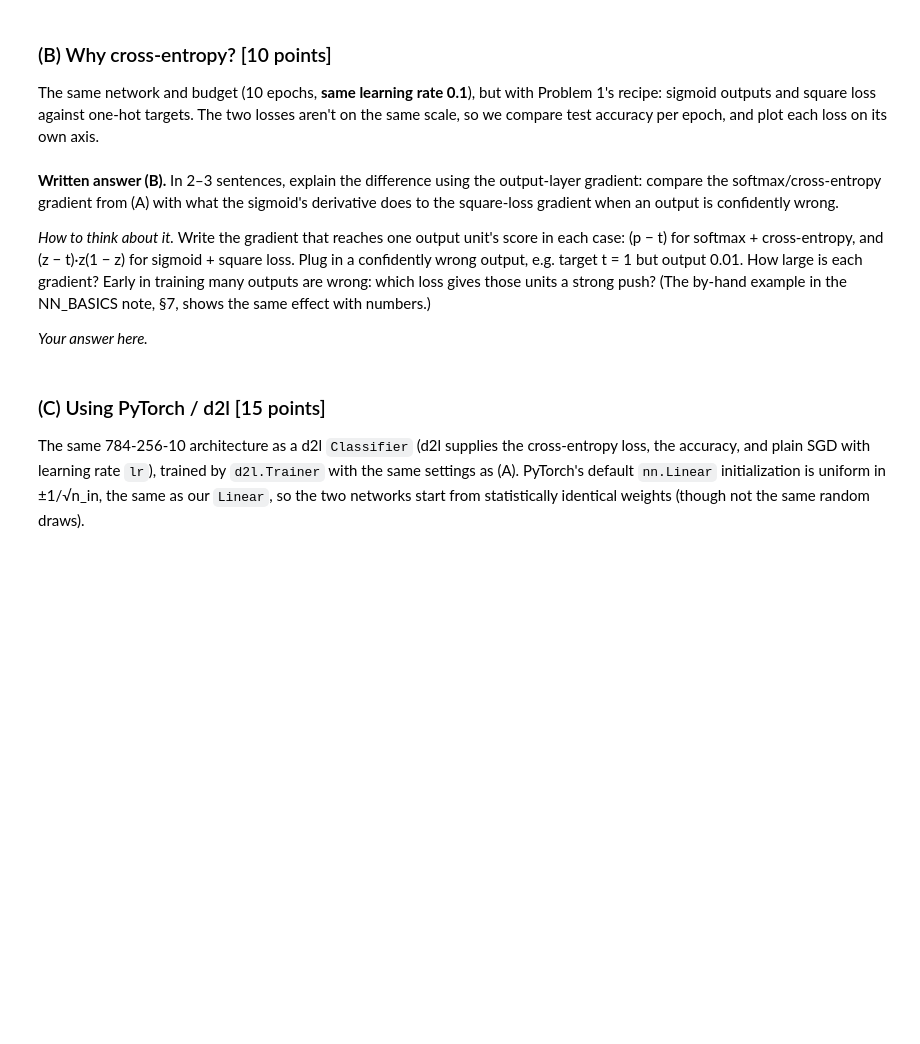
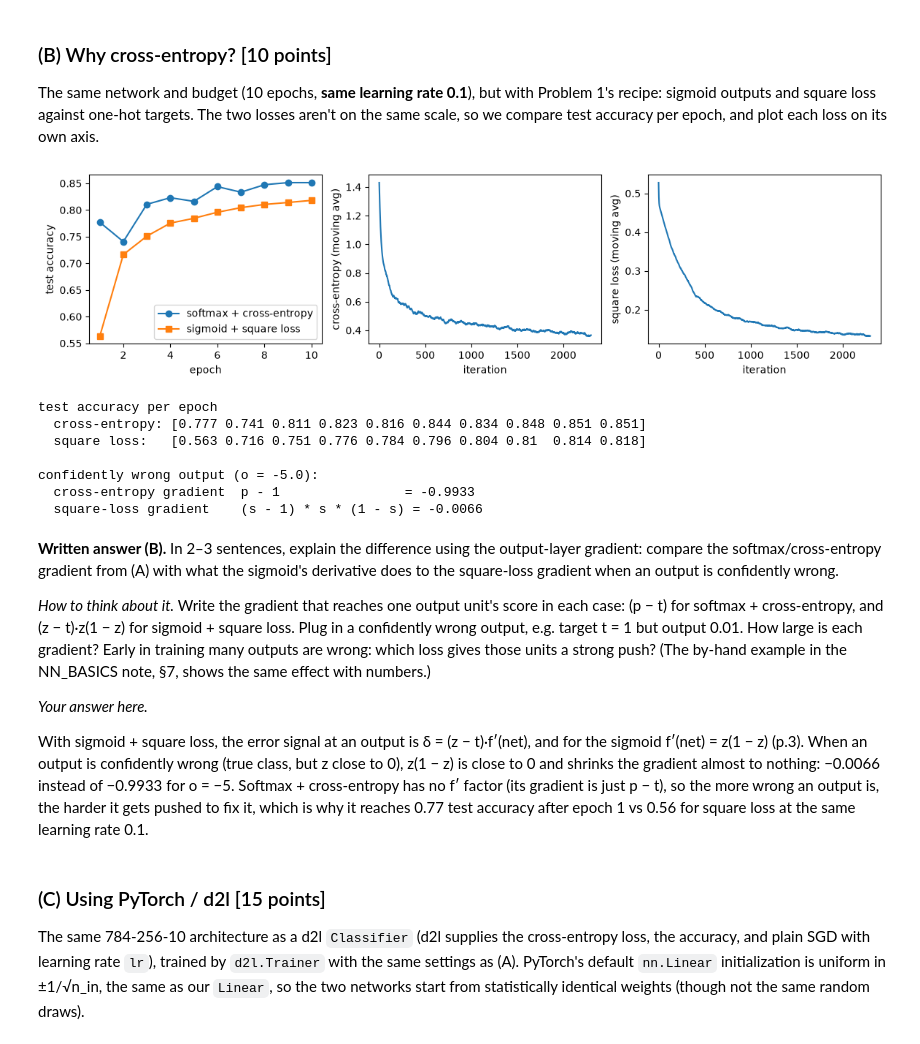
Before and after one commit to RohanRajendra/CS6140-ML-NNets, a Jupyter notebook: hw5/hw5_26F_starter.ipynb, the cells around one changed output. Cells and saved outputs as stored; diff of their text form; code cells hidden in the pictures; blank space fills up the shorter version.

```diff
--- a/hw5/hw5_26F_starter.ipynb
+++ b/hw5/hw5_26F_starter.ipynb
@@ -533,34 +581,45 @@ we compare test accuracy per epoch, and plot each loss on its own axis.
 # %%
 Y_fm_onehot = np.eye(10)[y_fm_tr]
 rng = np.random.default_rng(SEED)
-fm_square = ...  ### TODO_STUDENT ### the same 784-256-10 net, but with sigmoid outputs and the square loss
+fm_square = Network([Linear(784, 256, rng), ReLU(), Linear(256, 10, rng), Sigmoid()], SquareLoss())  ### TODO_STUDENT ### the same 784-256-10 net, but with sigmoid outputs and the square loss
 hist_fm_sq = train_scratch(fm_square, X_fm_tr, y_fm_tr, lr=0.1, epochs=10, batch_size=256, rng=rng, desc="Fashion-MNIST, square loss",
                            X_test=X_fm_te, y_test=y_fm_te, targets=Y_fm_onehot)
 
 fig, axes = plt.subplots(1, 3, figsize=(14, 3))
 axes[0].plot(range(1, 11), hist_fm_ce["test_acc"], "o-", label="softmax + cross-entropy")
 axes[0].plot(range(1, 11), hist_fm_sq["test_acc"], "s-", label="sigmoid + square loss")
 axes[0].set_xlabel("epoch"); axes[0].set_ylabel("test accuracy"); axes[0].legend()
 for ax, h, name in [(axes[1], hist_fm_ce, "cross-entropy"), (axes[2], hist_fm_sq, "square loss")]:
     ax.plot(np.convolve(h["loss"], np.ones(50) / 50, mode="valid"))
     ax.set_xlabel("iteration"); ax.set_ylabel(name + " (moving avg)")
 plt.show()
 print("test accuracy per epoch")
 print("  cross-entropy:", np.round(hist_fm_ce["test_acc"], 3))
 print("  square loss:  ", np.round(hist_fm_sq["test_acc"], 3))
 
 # The output-layer gradient for ONE confidently wrong output: true class, but score o = -5
 o = -5.0
 p_softmax_like = 1 / (1 + np.exp(-o))       # the probability the model gives the true class (~0.007)
 print(f"\nconfidently wrong output (o = {o}):")
 print(f"  cross-entropy gradient  p - 1                = {p_softmax_like - 1:+.4f}")
 print(f"  square-loss gradient    (s - 1) * s * (1 - s) = {(p_softmax_like - 1) * p_softmax_like * (1 - p_softmax_like):+.4f}")
+# %% [output]
+[figure, added]
+test accuracy per epoch
+  cross-entropy: [0.777 0.741 0.811 0.823 0.816 0.844 0.834 0.848 0.851 0.851]
+  square loss:   [0.563 0.716 0.751 0.776 0.784 0.796 0.804 0.81  0.814 0.818]
+
+confidently wrong output (o = -5.0):
+  cross-entropy gradient  p - 1                = -0.9933
+  square-loss gradient    (s - 1) * s * (1 - s) = -0.0066
 # %% [markdown]
 **Written answer (B).** In 2–3 sentences, explain the difference using the output-layer gradient: compare the softmax/cross-entropy gradient from (A) with what the sigmoid's derivative does to the square-loss gradient when an output is confidently wrong.
 
 *How to think about it.* Write the gradient that reaches one output unit's score in each case: (p − t) for softmax + cross-entropy, and (z − t)·z(1 − z) for sigmoid + square loss. Plug in a confidently wrong output, e.g. target t = 1 but output 0.01. How large is each gradient? Early in training many outputs are wrong: which loss gives those units a strong push? (The by-hand example in the NN_BASICS note, §7, shows the same effect with numbers.)
 
 *Your answer here.*
+
+With sigmoid + square loss, the error signal at an output is δ = (z − t)·f′(net), and for the sigmoid f′(net) = z(1 − z) (p.3). When an output is confidently wrong (true class, but z close to 0), z(1 − z) is close to 0 and shrinks the gradient almost to nothing: −0.0066 instead of −0.9933 for o = −5. Softmax + cross-entropy has no f′ factor (its gradient is just p − t), so the more wrong an output is, the harder it gets pushed to fix it, which is why it reaches 0.77 test accuracy after epoch 1 vs 0.56 for square loss at the same learning rate 0.1.
 # %% [markdown]
 ### (C) Using PyTorch / d2l  [15 points]
 
```
Also changed, not shown: parts of 29 cells of this notebook.
